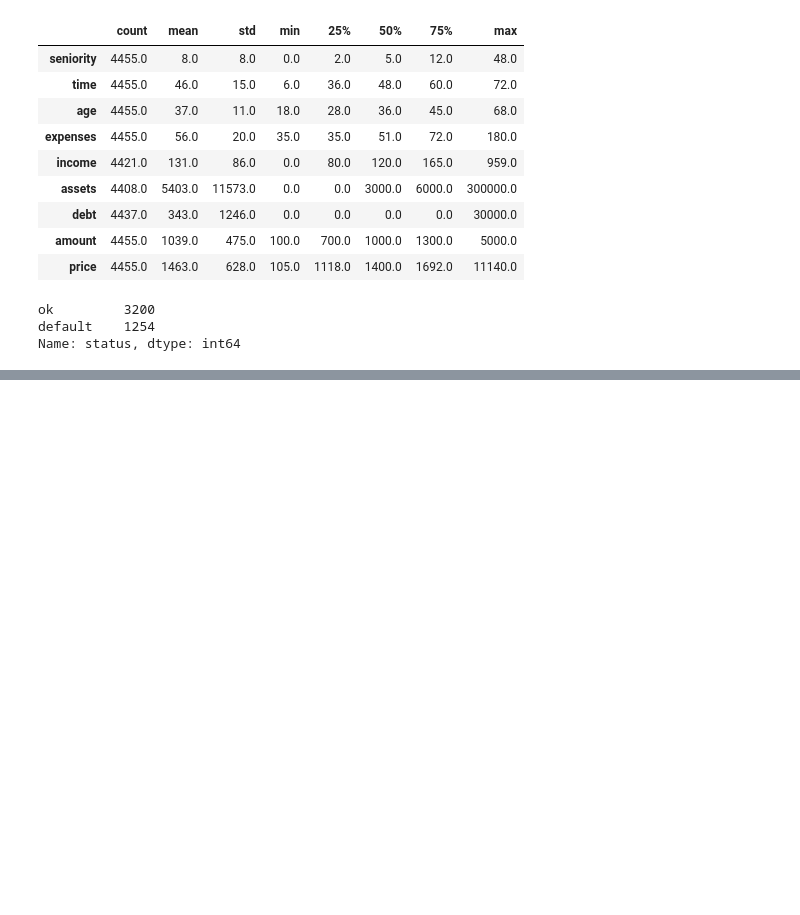
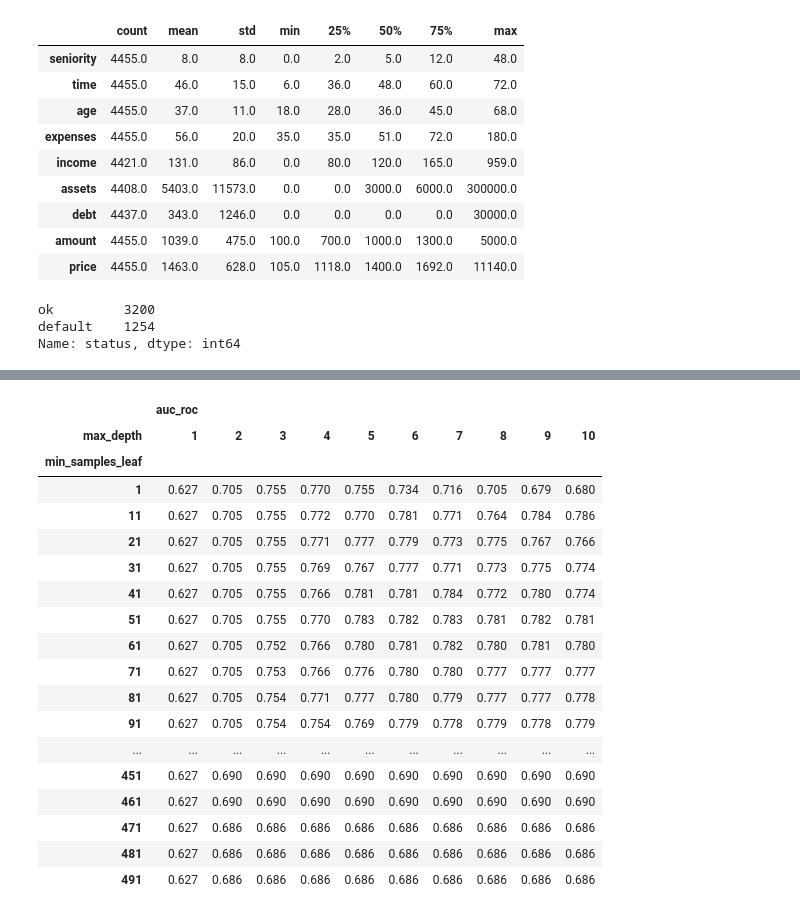
Before and after one commit to soumyadip-iimksp/machine-learning-zoomcamp, a Jupyter notebook: 06-decision-trees/decision_tree.ipynb, the cells around one changed output, grey strips where cells are left out. Saved outputs shown, nothing was run; the diff lists cells and outputs as text; code cells hidden in the pictures; blank space fills up the shorter version.

```diff
--- a/06-decision-trees/decision_tree.ipynb
+++ b/06-decision-trees/decision_tree.ipynb
@@ -148,0 +221,5 @@ Name: status, dtype: int64
+# %%
+val_dicts = df_val.fillna(0).to_dict(orient="records")
+X_val = dv.transform(val_dicts)
+
+y_pred = dt_clf.predict_proba(X_val)[:,1]
@@ -148,0 +342,23 @@ Name: status, dtype: int64
+# %%
+df_scores_pivot = df_scores.pivot(index="min_samples_leaf", columns="max_depth", values=["auc_roc"])
+df_scores_pivot.round(3)
+# %% [output]
+|  | auc_roc |  |  |  |  |  |  |  |  |  |
+| max_depth | 1 | 2 | 3 | 4 | 5 | 6 | 7 | 8 | 9 | 10 |
+| min_samples_leaf |  |  |  |  |  |  |  |  |  |  |
+| 1 | 0.627 | 0.705 | 0.755 | 0.770 | 0.755 | 0.734 | 0.716 | 0.705 | 0.679 | 0.680 |
+| 11 | 0.627 | 0.705 | 0.755 | 0.772 | 0.770 | 0.781 | 0.771 | 0.764 | 0.784 | 0.786 |
+| 21 | 0.627 | 0.705 | 0.755 | 0.771 | 0.777 | 0.779 | 0.773 | 0.775 | 0.767 | 0.766 |
+| 31 | 0.627 | 0.705 | 0.755 | 0.769 | 0.767 | 0.777 | 0.771 | 0.773 | 0.775 | 0.774 |
+| 41 | 0.627 | 0.705 | 0.755 | 0.766 | 0.781 | 0.781 | 0.784 | 0.772 | 0.780 | 0.774 |
+| 51 | 0.627 | 0.705 | 0.755 | 0.770 | 0.783 | 0.782 | 0.783 | 0.781 | 0.782 | 0.781 |
+| 61 | 0.627 | 0.705 | 0.752 | 0.766 | 0.780 | 0.781 | 0.782 | 0.780 | 0.781 | 0.780 |
+| 71 | 0.627 | 0.705 | 0.753 | 0.766 | 0.776 | 0.780 | 0.780 | 0.777 | 0.777 | 0.777 |
+| 81 | 0.627 | 0.705 | 0.754 | 0.771 | 0.777 | 0.780 | 0.779 | 0.777 | 0.777 | 0.778 |
+| 91 | 0.627 | 0.705 | 0.754 | 0.754 | 0.769 | 0.779 | 0.778 | 0.779 | 0.778 | 0.779 |
+| ... | ... | ... | ... | ... | ... | ... | ... | ... | ... | ... |
+| 451 | 0.627 | 0.690 | 0.690 | 0.690 | 0.690 | 0.690 | 0.690 | 0.690 | 0.690 | 0.690 |
+| 461 | 0.627 | 0.690 | 0.690 | 0.690 | 0.690 | 0.690 | 0.690 | 0.690 | 0.690 | 0.690 |
+| 471 | 0.627 | 0.686 | 0.686 | 0.686 | 0.686 | 0.686 | 0.686 | 0.686 | 0.686 | 0.686 |
+| 481 | 0.627 | 0.686 | 0.686 | 0.686 | 0.686 | 0.686 | 0.686 | 0.686 | 0.686 | 0.686 |
+| 491 | 0.627 | 0.686 | 0.686 | 0.686 | 0.686 | 0.686 | 0.686 | 0.686 | 0.686 | 0.686 |
```
Also changed, not shown: parts of 26 cells of this notebook.
